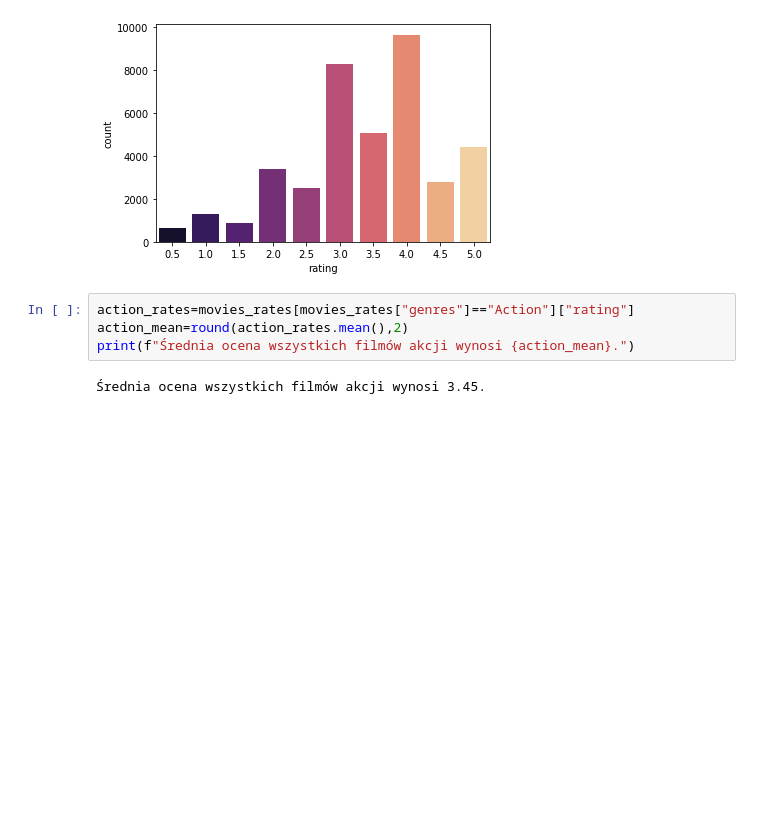
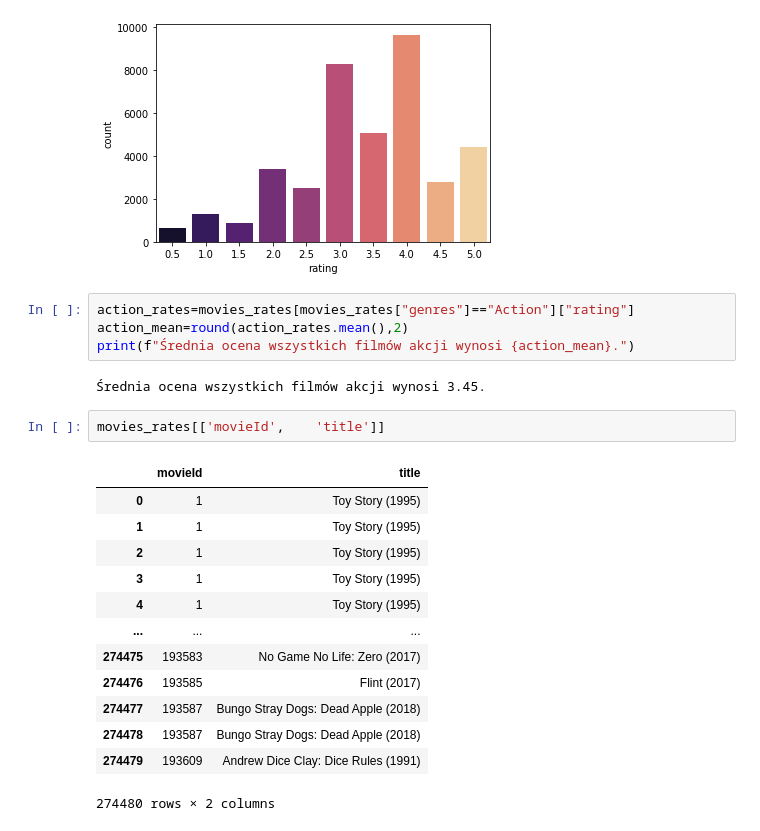
Before and after one commit to dorota10/ML_UEP_2024, a Jupyter notebook: CaseStudy2.ipynb, the cells around one changed output. Saved outputs shown, nothing was run; the diff lists cells and outputs as text; blank space fills up the shorter version.

```diff
--- a/CaseStudy2.ipynb
+++ b/CaseStudy2.ipynb
@@ -55,6 +55,22 @@ action_mean=round(action_rates.mean(),2)
 print(f"Średnia ocena wszystkich filmów akcji wynosi {action_mean}.")
 # %% [output]
 Średnia ocena wszystkich filmów akcji wynosi 3.45.
+# %%
+movies_rates[['movieId',	'title']]
+# %% [output]
+|  | movieId | title |
+| 0 | 1 | Toy Story (1995) |
+| 1 | 1 | Toy Story (1995) |
+| 2 | 1 | Toy Story (1995) |
+| 3 | 1 | Toy Story (1995) |
+| 4 | 1 | Toy Story (1995) |
+| ... | ... | ... |
+| 274475 | 193583 | No Game No Life: Zero (2017) |
+| 274476 | 193585 | Flint (2017) |
+| 274477 | 193587 | Bungo Stray Dogs: Dead Apple (2018) |
+| 274478 | 193587 | Bungo Stray Dogs: Dead Apple (2018) |
+| 274479 | 193609 | Andrew Dice Clay: Dice Rules (1991) |
+274480 rows × 2 columns
 # %%
 action_movies=movies_rates[movies_rates["genres"]=="Action"]
 action_stats=action_movies.groupby(['movieId', 'title'])['rating'].agg(["count", "mean"])
```
Also changed, not shown: parts of 5 cells of this notebook.
